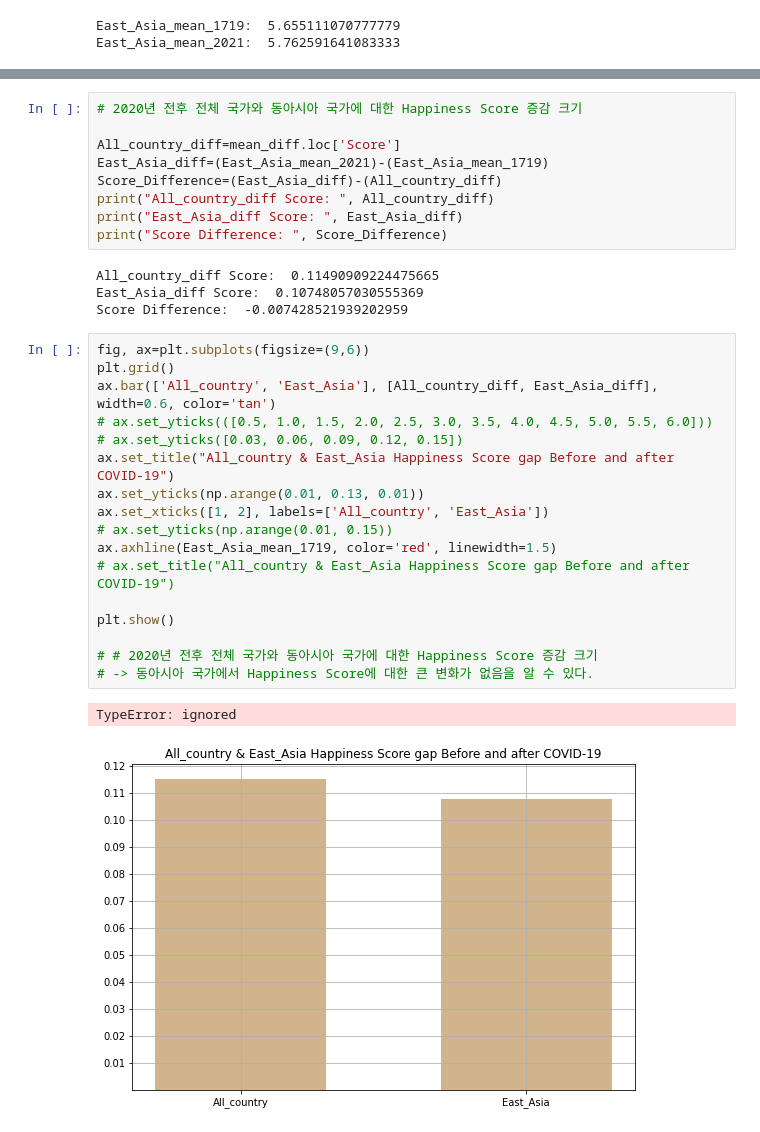
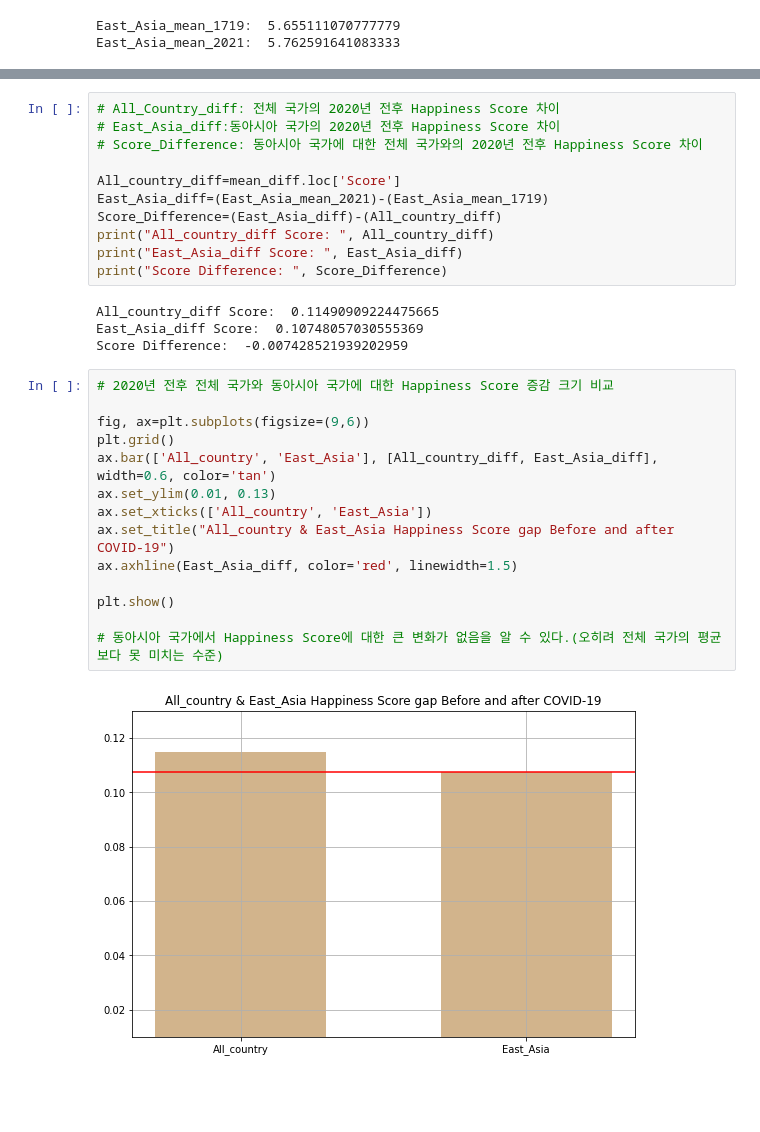
Before and after one commit to Sim-mi-gyeong/DataAnalysis, a Jupyter notebook: TermProject12_Before_and_After_COVID_19.ipynb, the cells around one changed output, grey strips where cells are left out. Cells and saved outputs as stored; diff of their text form; blank space fills up the shorter version.

```diff
--- a/TermProject12_Before_and_After_COVID_19.ipynb
+++ b/TermProject12_Before_and_After_COVID_19.ipynb
@@ -302,5 +212,7 @@ plt.show()
 # %%
-# 2020년 전후 전체 국가와 동아시아 국가에 대한 Happiness Score 증감 크기
+# All_Country_diff: 전체 국가의 2020년 전후 Happiness Score 차이
+# East_Asia_diff:동아시아 국가의 2020년 전후 Happiness Score 차이
+# Score_Difference: 동아시아 국가에 대한 전체 국가와의 2020년 전후 Happiness Score 차이
 
 All_country_diff=mean_diff.loc['Score']
 East_Asia_diff=(East_Asia_mean_2021)-(East_Asia_mean_1719)
@@ -313,22 +225,18 @@ All_country_diff Score:  0.11490909224475665
 East_Asia_diff Score:  0.10748057030555369
 Score Difference:  -0.007428521939202959
 # %%
+# 2020년 전후 전체 국가와 동아시아 국가에 대한 Happiness Score 증감 크기 비교
+
 fig, ax=plt.subplots(figsize=(9,6))
 plt.grid()
 ax.bar(['All_country', 'East_Asia'], [All_country_diff, East_Asia_diff], width=0.6, color='tan')
-# ax.set_yticks(([0.5, 1.0, 1.5, 2.0, 2.5, 3.0, 3.5, 4.0, 4.5, 5.0, 5.5, 6.0]))
-# ax.set_yticks([0.03, 0.06, 0.09, 0.12, 0.15])
+ax.set_ylim(0.01, 0.13)
+ax.set_xticks(['All_country', 'East_Asia'])
 ax.set_title("All_country & East_Asia Happiness Score gap Before and after COVID-19")
-ax.set_yticks(np.arange(0.01, 0.13, 0.01))
-ax.set_xticks([1, 2], labels=['All_country', 'East_Asia'])
-# ax.set_yticks(np.arange(0.01, 0.15))
-ax.axhline(East_Asia_mean_1719, color='red', linewidth=1.5)
-# ax.set_title("All_country & East_Asia Happiness Score gap Before and after COVID-19")
+ax.axhline(East_Asia_diff, color='red', linewidth=1.5)
 
 plt.show()
 
-# # 2020년 전후 전체 국가와 동아시아 국가에 대한 Happiness Score 증감 크기
-# -> 동아시아 국가에서 Happiness Score에 대한 큰 변화가 없음을 알 수 있다.
+# 동아시아 국가에서 Happiness Score에 대한 큰 변화가 없음을 알 수 있다.(오히려 전체 국가의 평균보다 못 미치는 수준)
 # %% [output]
-TypeError: ignored
-[figure, old version]
+[figure, new version]
```
Also changed, not shown: parts of 20 cells of this notebook.
